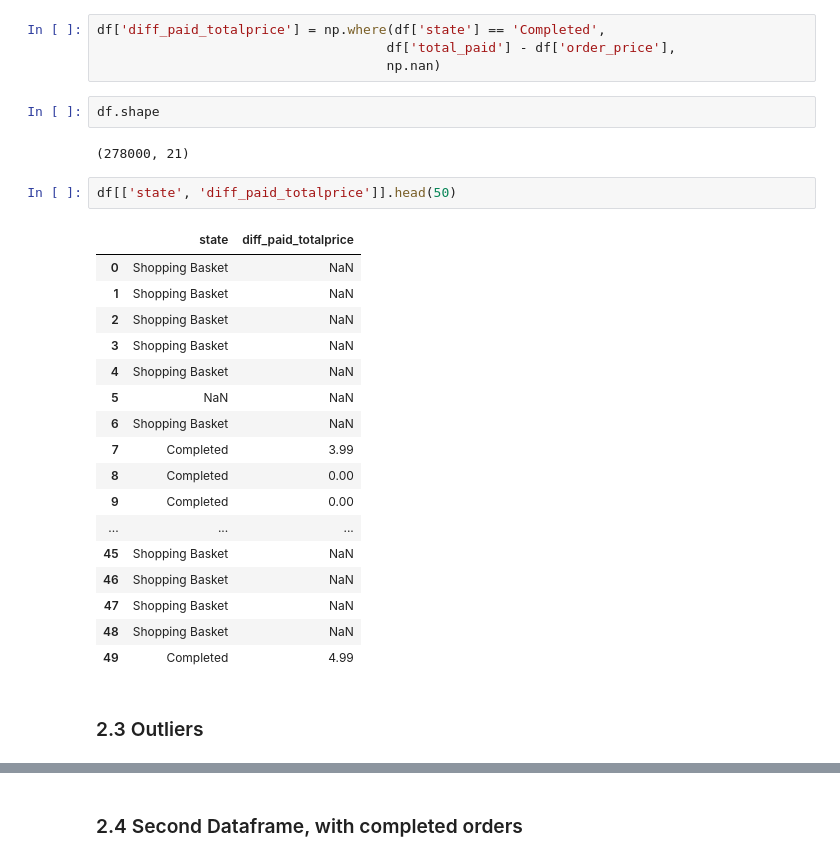
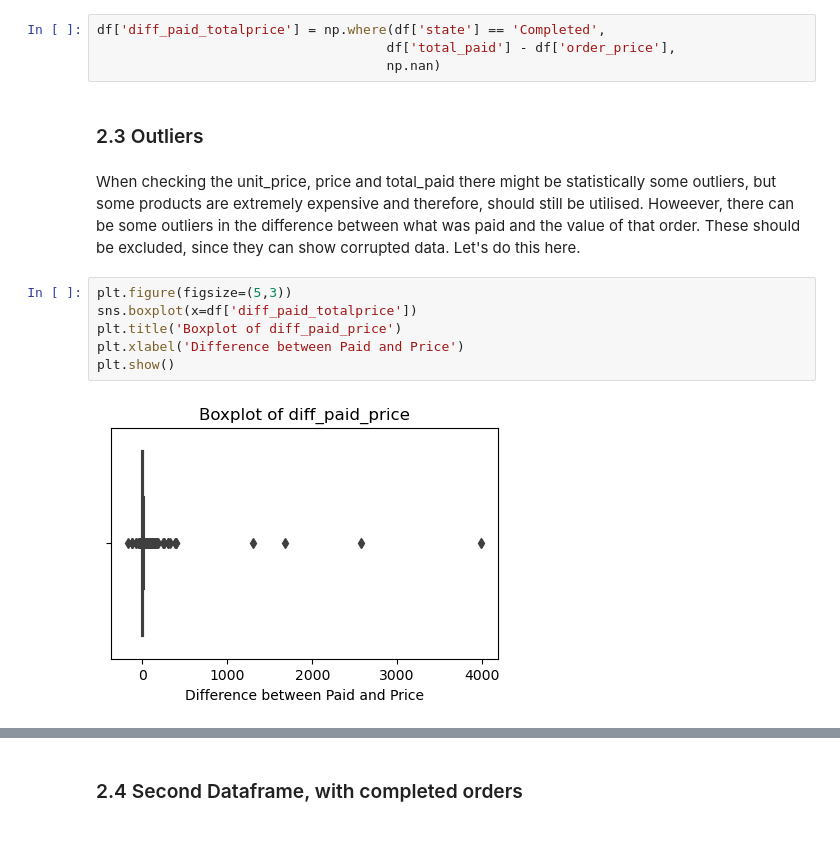
Before and after one commit to MerleSt/Eniac, a Jupyter notebook: Eniac.ipynb, the cells around one changed output, grey strips where cells are left out. Saved outputs shown, nothing was run; the diff lists cells and outputs as text.

```diff
--- a/Eniac.ipynb
+++ b/Eniac.ipynb
@@ -92,29 +93,15 @@ Look at the difference between what was paid and what the products inside the or
 df['diff_paid_totalprice'] = np.where(df['state'] == 'Completed',
                                      df['total_paid'] - df['order_price'],
                                      np.nan)
-# %%
-df.shape
-# %% [output]
-(278000, 21)
-# %%
-df[['state', 'diff_paid_totalprice']].head(50)
-# %% [output]
-|  | state | diff_paid_totalprice |
-| 0 | Shopping Basket | NaN |
-| 1 | Shopping Basket | NaN |
-| 2 | Shopping Basket | NaN |
-| 3 | Shopping Basket | NaN |
-| 4 | Shopping Basket | NaN |
-| 5 | NaN | NaN |
-| 6 | Shopping Basket | NaN |
-| 7 | Completed | 3.99 |
-| 8 | Completed | 0.00 |
-| 9 | Completed | 0.00 |
-| ... | ... | ... |
-| 45 | Shopping Basket | NaN |
-| 46 | Shopping Basket | NaN |
-| 47 | Shopping Basket | NaN |
-| 48 | Shopping Basket | NaN |
-| 49 | Completed | 4.99 |
 # %% [markdown]
 ### 2.3 Outliers
+# %% [markdown]
+When checking the unit_price, price and total_paid there might be statistically some outliers, but some products are extremely expensive and therefore, should still be utilised. Howeever, there can be some outliers in the difference between what was paid and the value of that order. These should be excluded, since they can show corrupted data. Let's do this here.
+# %%
+plt.figure(figsize=(5,3))
+sns.boxplot(x=df['diff_paid_totalprice'])
+plt.title('Boxplot of diff_paid_price')
+plt.xlabel('Difference between Paid and Price')
+plt.show()
+# %% [output]
+[figure, added]
```
Also changed, not shown: parts of 12 cells of this notebook.
